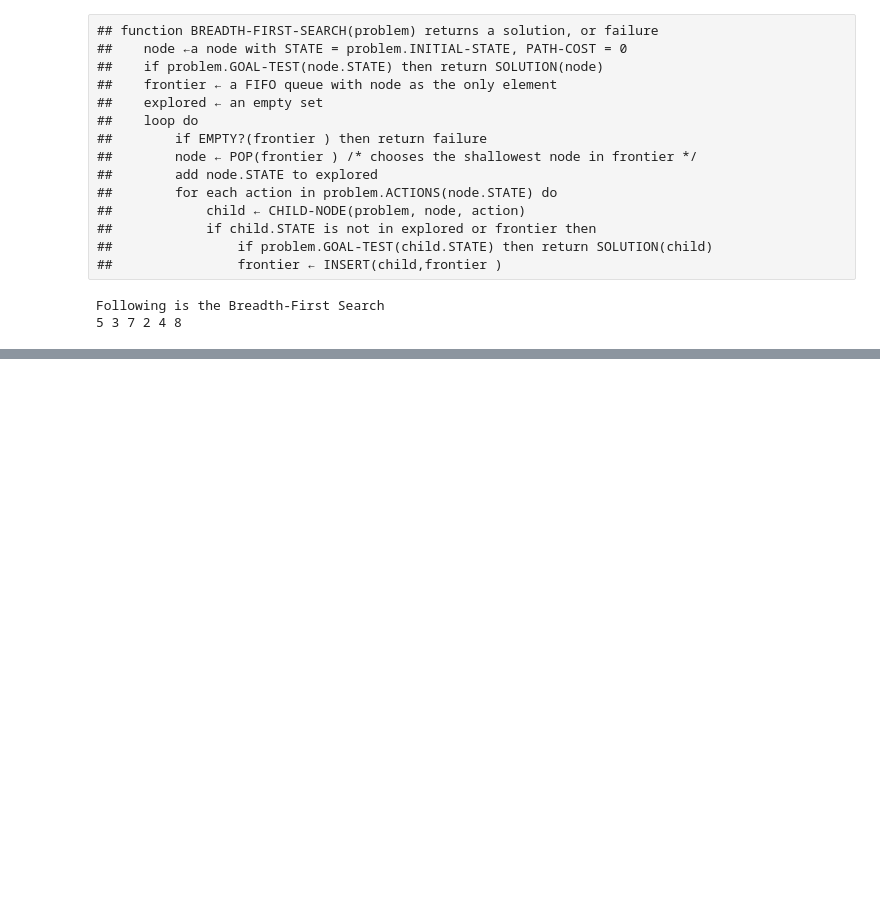
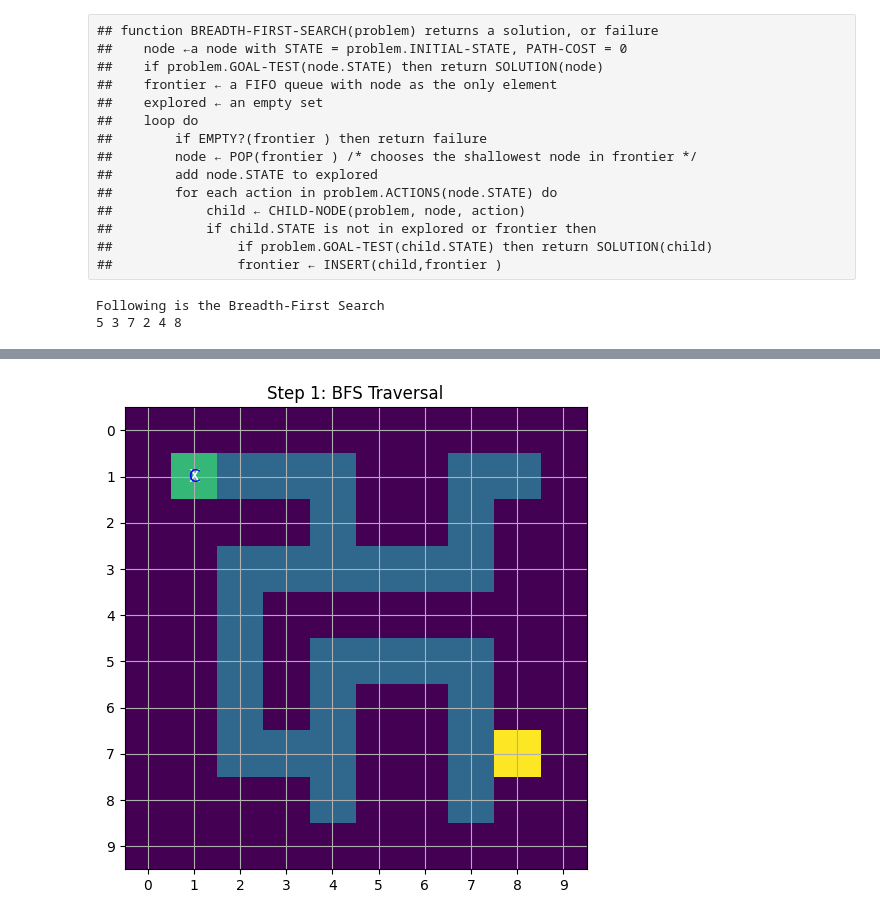
Before and after one commit to gangeshbaskerr/AI, a Jupyter notebook: BFS.ipynb, the cells around one changed output, grey strips where cells are left out. Saved outputs shown, nothing was run; the diff lists cells and outputs as text; code cells hidden in the pictures; blank space fills up the shorter version.

```diff
--- a/BFS.ipynb
+++ b/BFS.ipynb
@@ -110,0 +238,82 @@ Following is the Breadth-First Search
+# %%
+import numpy as np
+import matplotlib.pyplot as plt
+from collections import deque
+
+# Define the maze grid
+starting_grid = np.array([
+    [0, 0, 0, 0, 0, 0, 0, 0, 0, 0],
+    [0, 2, 1, 1, 1, 0, 0, 1, 1, 0],
+    [0, 0, 0, 0, 1, 0, 0, 1, 0, 0],
+    [0, 0, 1, 1, 1, 1, 1, 1, 0, 0],
+    [0, 0, 1, 0, 0, 0, 0, 0, 0, 0],
+    [0, 0, 1, 0, 1, 1, 1, 1, 0, 0],
+    [0, 0, 1, 0, 1, 0, 0, 1, 0, 0],
+    [0, 0, 1, 1, 1, 0, 0, 1, 3, 0],
+    [0, 0, 0, 0, 1, 0, 0, 1, 0, 0],
+    [0, 0, 0, 0, 0, 0, 0, 0, 0, 0]
+])
+
+def plot_grid(grid, visited, current, queue, title=""):
+    plt.figure(figsize=(6, 6))
+    cmap = plt.cm.viridis
+    plt.imshow(grid, cmap=cmap)
+
+    for (x, y) in visited:
+        plt.text(y, x, 'X', ha='center', va='center', color='white', fontsize=12)
+
+    for (x, y) in queue:
+        plt.text(y, x, 'Q', ha='center', va='center', color='red', fontsize=12)
+
+    if current:
+        plt.text(current[1], current[0], 'C', ha='center', va='center', color='blue', fontsize=12)
+
+    plt.title(title)
+    plt.grid(True)
+    plt.xticks(range(grid.shape[1]))
+    plt.yticks(range(grid.shape[0]))
+    plt.show()
+
+def bfs(grid):
+    start = tuple(np.argwhere(grid == 2)[0])  # Find the start position
+    goal = tuple(np.argwhere(grid == 3)[0])   # Find the goal position
+
+    visited = set()
+    queue = deque([(start, None)])  # Queue of (current_node, parent_node)
+    parent_map = {}
+
+    steps = 0
+    while queue:
+        current_node, parent_node = queue.popleft()
+        steps += 1
+
+        if current_node not in visited:
+            visited.add(current_node)
+            parent_map[current_node] = parent_node
+
+            plot_grid(grid, visited, current_node, [node for node, _ in queue], f"Step {steps}: BFS Traversal")
+
+            if current_node == goal:
+                break
+
+            x, y = current_node
+            for dx, dy in [(-1, 0), (1, 0), (0, -1), (0, 1)]:
+                neighbor = (x + dx, y + dy)
+                if (0 <= neighbor[0] < grid.shape[0] and
+                        0 <= neighbor[1] < grid.shape[1] and
+                        grid[neighbor] != 0 and
+                        neighbor not in visited):
+                    queue.append((neighbor, current_node))
+
+    # Trace the path from goal to start using parent_map
+    path = []
+    while goal is not None:
+        path.append(goal)
+        goal = parent_map[goal]
+
+    print("Path from start to goal:", path[::-1])
+
+# Driver code
+print("Following is the Breadth-First Search for the maze problem:")
+bfs(starting_grid)  # Function calling
+# %% [output]
@@ -110,0 +321 @@ Following is the Breadth-First Search
+[figure, added]
```
Also changed, not shown: parts of 7 cells of this notebook, 5 other files.
